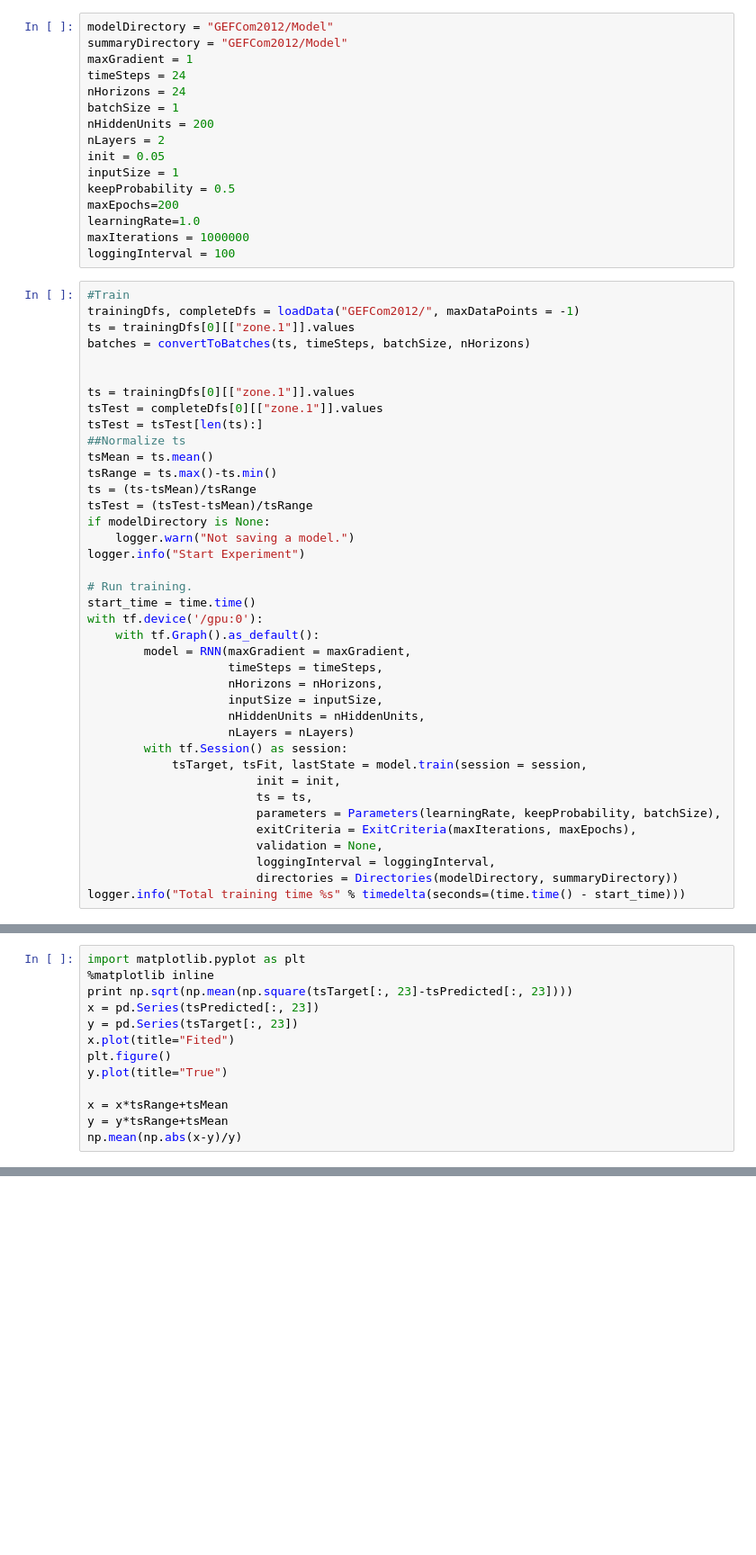
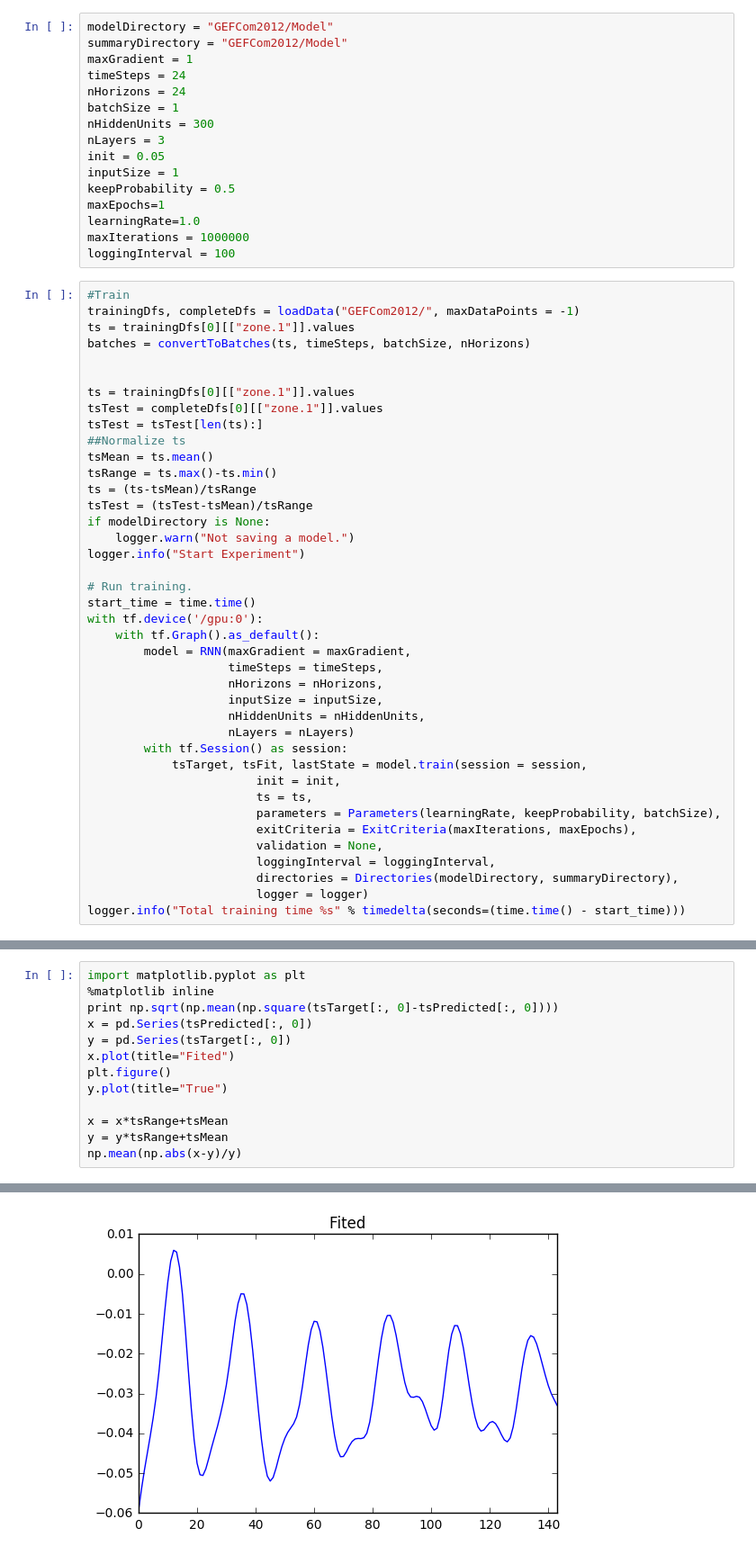
Before and after one commit to Nikasa1889/RNNForecast, a Jupyter notebook: RNNModel.ipynb, the cells around one changed output, grey strips where cells are left out. Shown: that part at 90% size. Saved outputs shown, nothing was run; the diff lists cells and outputs as text; blank space fills up the shorter version.

```diff
--- a/RNNModel.ipynb
+++ b/RNNModel.ipynb
@@ -313,12 +25,12 @@ maxGradient = 1
 timeSteps = 24
 nHorizons = 24
 batchSize = 1
-nHiddenUnits = 200
-nLayers = 2
+nHiddenUnits = 300
+nLayers = 3
 init = 0.05
 inputSize = 1
 keepProbability = 0.5
-maxEpochs=200
+maxEpochs=1
 learningRate=1.0
 maxIterations = 1000000
 loggingInterval = 100
@@ -359,7 +71,8 @@ with tf.device('/gpu:0'):
                         exitCriteria = ExitCriteria(maxIterations, maxEpochs),
                         validation = None,
                         loggingInterval = loggingInterval,
-                        directories = Directories(modelDirectory, summaryDirectory))
+                        directories = Directories(modelDirectory, summaryDirectory),
+                        logger = logger)
 logger.info("Total training time %s" % timedelta(seconds=(time.time() - start_time)))
 # %%
 # Test
@@ -376,9 +87,9 @@ NameError: name 'lastState' is not defined
 # %%
 import matplotlib.pyplot as plt
 %matplotlib inline
-print np.sqrt(np.mean(np.square(tsTarget[:, 23]-tsPredicted[:, 23])))
-x = pd.Series(tsPredicted[:, 23])
-y = pd.Series(tsTarget[:, 23])
+print np.sqrt(np.mean(np.square(tsTarget[:, 0]-tsPredicted[:, 0])))
+x = pd.Series(tsPredicted[:, 0])
+y = pd.Series(tsTarget[:, 0])
 x.plot(title="Fited")
 plt.figure()
 y.plot(title="True")
@@ -386,3 +97,4 @@ y.plot(title="True")
 x = x*tsRange+tsMean
 y = y*tsRange+tsMean
 np.mean(np.abs(x-y)/y)
+# %% [output]
@@ -388,0 +103 @@ np.mean(np.abs(x-y)/y)
+[figure, added]
```
Also changed, not shown: parts of 10 cells of this notebook, 1 other file.
